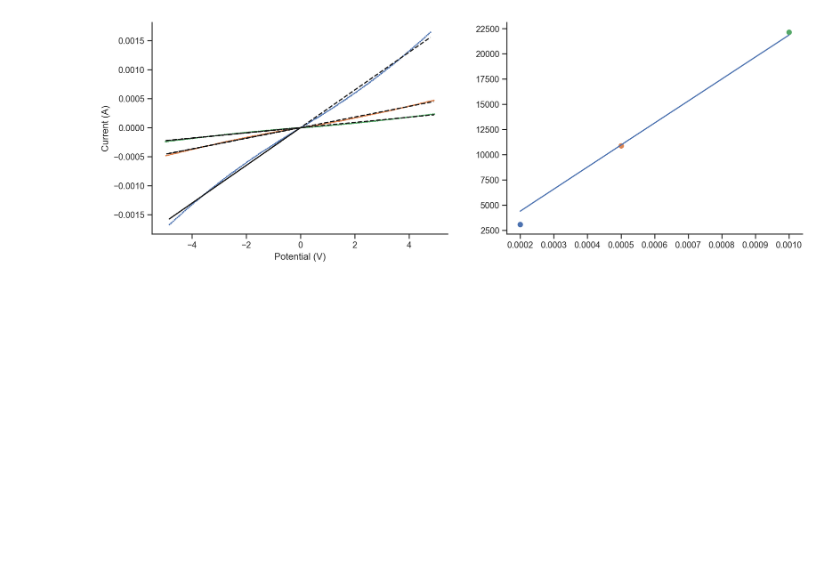
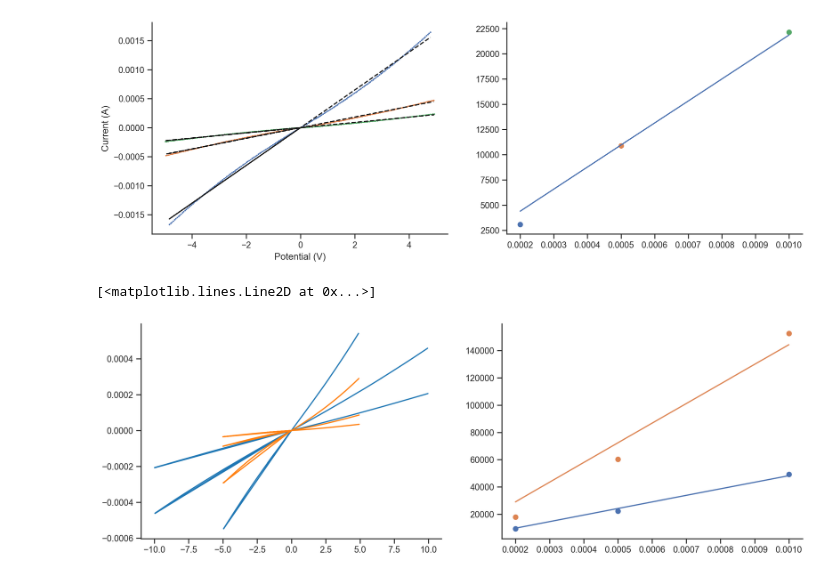
Before and after one commit to ridcil/Code, a Jupyter notebook: LSB_07_repro.ipynb, the cells around one changed output. Saved outputs shown, nothing was run; the diff lists cells and outputs as text; code cells hidden in the pictures; blank space fills up the shorter version.

```diff
--- a/LSB_07_repro.ipynb
+++ b/LSB_07_repro.ipynb
@@ -142,3 +142,51 @@ print(rc_2 / 2)
 1.9523e-05
 1.58906125595197e-06
 [figure]
+# %%
+# Pt 1 vs Pt 2 0G_13 vs 0G_18
+
+#Settings
+fig, ax = plt.subplots(facecolor = 'white', dpi = dpi, ncols = 2, figsize = (15,5))
+sns.despine()
+
+# Fit params
+param5 = gmodel5.make_params()
+param5['r_s'].set(value = 1e10, min = 0)
+param5['l_t'].set(value = 1, min = 0)
+param5['L'].set(value = 3200e-4, vary = False)
+param5['W'].set(value = 5e-4, vary = False)
+param5['N'].set(value = 60, vary = False)
+
+# Files
+_0G_13 = r'C:\Users\lopezb41\OneDrive - imec\Documents\Experiments\Data\Contact Resistance\LSB_07\LCR\0G_13\Contact resistance fit'
+_0G_18 = r'C:\Users\lopezb41\OneDrive - imec\Documents\Experiments\Data\Contact Resistance\LSB_07\LCR\0G_18\C1'
+files1 = [os.path.join(_0G_13, i) for i in os.listdir(_0G_13)]
+files2 = [os.path.join(_0G_18, i) for i in os.listdir(_0G_18)]
+
+# Data
+# 0G_13
+s = np.array([2, 5, 10]) *1e-4
+r_tot = []
+for i in files1:
+    df1 = pd.read_csv(i)
+    ax[0].plot(df1['Vds'], df1['Idc'], color = 'tab:blue')
+    fit_r = gmodel.fit(df1['Idc'], param1, x = df1['Vds'])
+    r_tot.append(1 / fit_r.values['m'])
+r_spac = gmodel5.fit(r_tot, param5, s = s)
+ax[1].scatter(s, r_tot)
+ax[1].plot(s, r_spac.best_fit)
+
+# 0G_18
+s = np.array([2, 5, 10]) *1e-4
+r_tot = []
+for i in files2:
+    df1 = pd.read_csv(i)
+    ax[0].plot(df1['Vds'], df1['Idc'], color = 'tab:orange')
+    fit_r = gmodel.fit(df1['Idc'], param1, x = df1['Vds'])
+    r_tot.append(1 / fit_r.values['m'])
+r_spac = gmodel5.fit(r_tot, param5, s = s)
+ax[1].scatter(s, r_tot)
+ax[1].plot(s, r_spac.best_fit)
+# %% [output]
+[<matplotlib.lines.Line2D at 0x...>]
+[figure, added]
```
Also changed, not shown: parts of 1 cell of this notebook, 3 other files.
